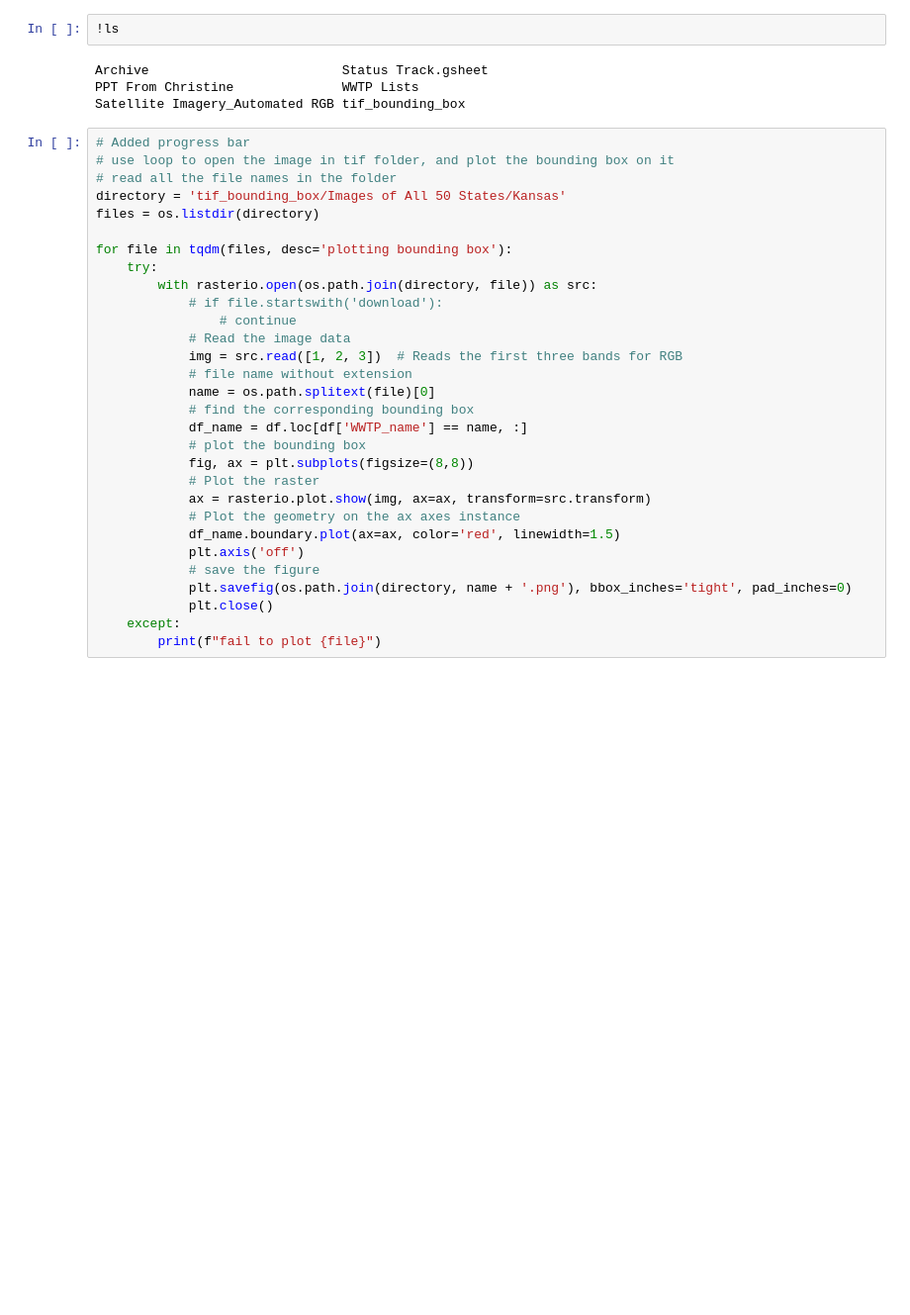
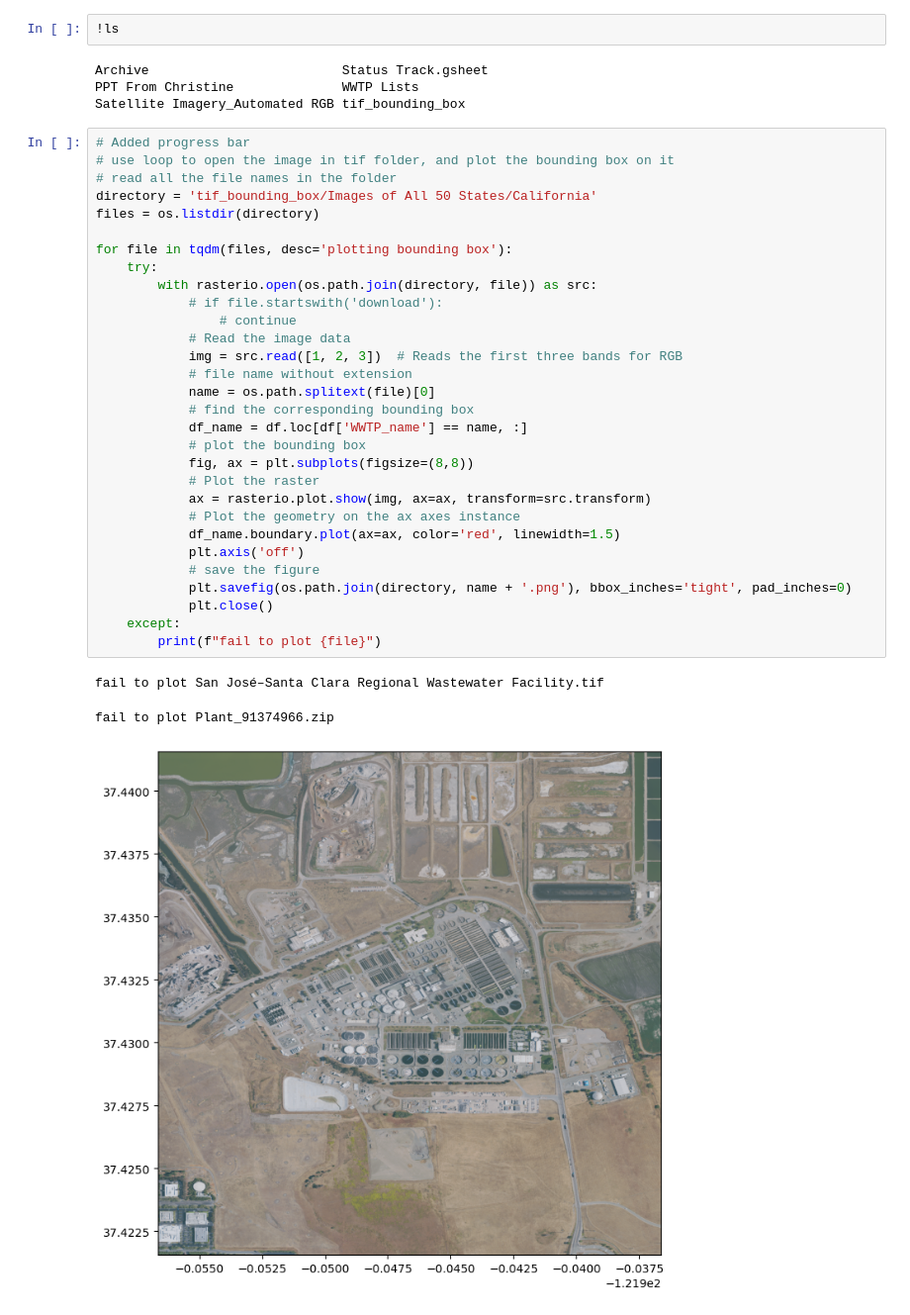
Before and after one commit to Yer1k/solar_wastewater, a Jupyter notebook: 10_code/plt_bounding_box.ipynb, the cells around one changed output. Shown at 99% size. Drawn from its saved outputs; the diff is of its cells as text; blank space fills up the shorter version.

```diff
--- a/10_code/plt_bounding_box.ipynb
+++ b/10_code/plt_bounding_box.ipynb
@@ -81,30 +81,34 @@ Satellite Imagery_Automated RGB tif_bounding_box
 # %%
 # Added progress bar
 # use loop to open the image in tif folder, and plot the bounding box on it
 # read all the file names in the folder
-directory = 'tif_bounding_box/Images of All 50 States/Kansas'
+directory = 'tif_bounding_box/Images of All 50 States/California'
 files = os.listdir(directory)
 
 for file in tqdm(files, desc='plotting bounding box'):
     try:
         with rasterio.open(os.path.join(directory, file)) as src:
             # if file.startswith('download'):
                 # continue
             # Read the image data
             img = src.read([1, 2, 3])  # Reads the first three bands for RGB
             # file name without extension
             name = os.path.splitext(file)[0]
             # find the corresponding bounding box
             df_name = df.loc[df['WWTP_name'] == name, :]
             # plot the bounding box
             fig, ax = plt.subplots(figsize=(8,8))
             # Plot the raster
             ax = rasterio.plot.show(img, ax=ax, transform=src.transform)
             # Plot the geometry on the ax axes instance
             df_name.boundary.plot(ax=ax, color='red', linewidth=1.5)
             plt.axis('off')
             # save the figure
             plt.savefig(os.path.join(directory, name + '.png'), bbox_inches='tight', pad_inches=0)
             plt.close()
     except:
         print(f"fail to plot {file}")
+# %% [output]
+fail to plot San José–Santa Clara Regional Wastewater Facility.tif
+fail to plot Plant_91374966.zip
+[figure, added]
```
Also changed, not shown: parts of 2 cells of this notebook.
